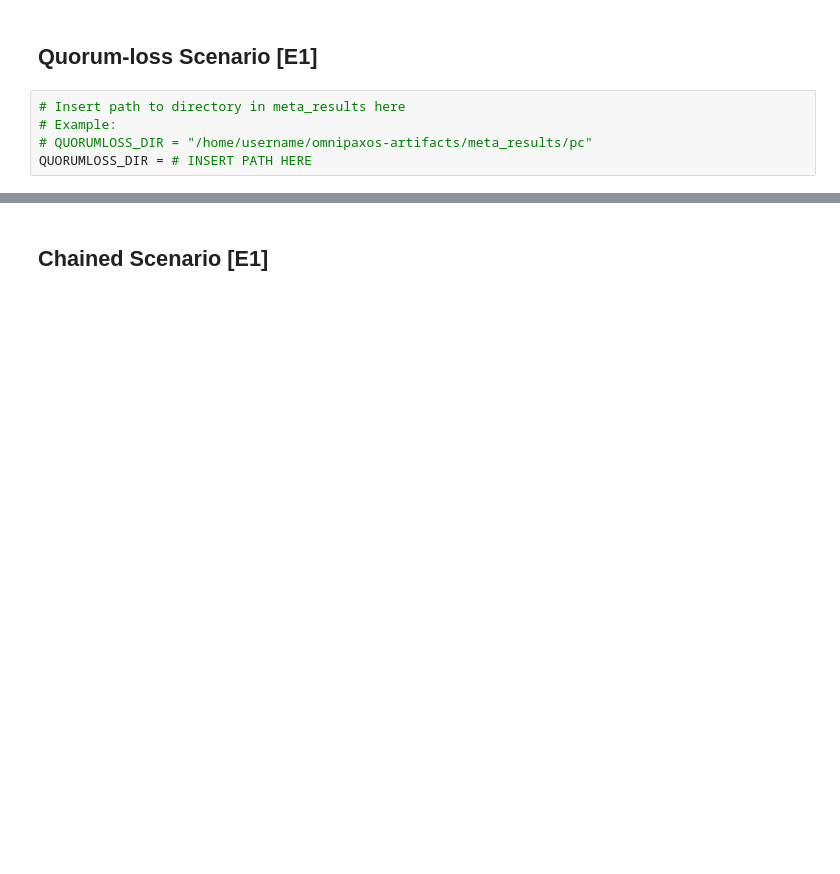
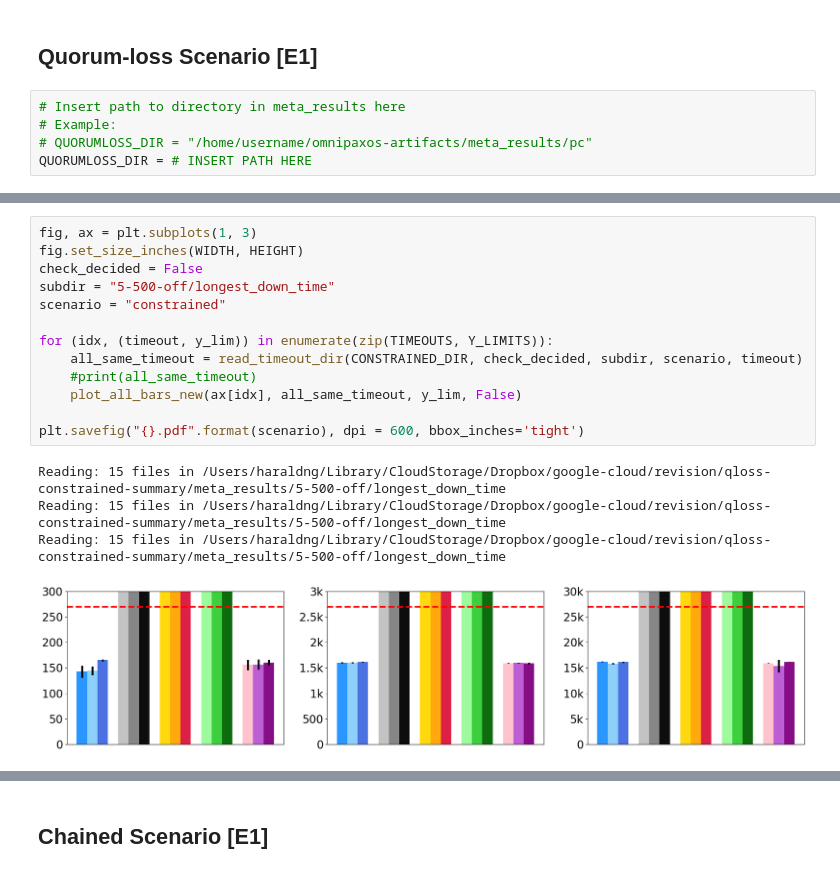
Before and after one commit to haraldng/omnipaxos-artifacts, a Jupyter notebook: visualisation/Plotter.ipynb, the cells around one changed output, grey strips where cells are left out. Cells and saved outputs as stored; diff of their text form; blank space fills up the shorter version.

```diff
--- a/visualisation/Plotter.ipynb
+++ b/visualisation/Plotter.ipynb
@@ -361 +429,19 @@ Reading vr,5,500,5min,off,none,quorum_loss-60,50ms.data ...
+# %%
+fig, ax = plt.subplots(1, 3)
+fig.set_size_inches(WIDTH, HEIGHT)
+check_decided = False
+subdir = "5-500-off/longest_down_time"
+scenario = "constrained"
+
+for (idx, (timeout, y_lim)) in enumerate(zip(TIMEOUTS, Y_LIMITS)):
+    all_same_timeout = read_timeout_dir(CONSTRAINED_DIR, check_decided, subdir, scenario, timeout)
+    #print(all_same_timeout)
+    plot_all_bars_new(ax[idx], all_same_timeout, y_lim, False)
+
+plt.savefig("{}.pdf".format(scenario), dpi = 600, bbox_inches='tight')
+# %% [output]
+Reading: 15 files in /Users/haraldng/Library/CloudStorage/Dropbox/google-cloud/revision/qloss-constrained-summary/meta_results/5-500-off/longest_down_time
+Reading: 15 files in /Users/haraldng/Library/CloudStorage/Dropbox/google-cloud/revision/qloss-constrained-summary/meta_results/5-500-off/longest_down_time
+Reading: 15 files in /Users/haraldng/Library/CloudStorage/Dropbox/google-cloud/revision/qloss-constrained-summary/meta_results/5-500-off/longest_down_time
+[figure, added]
 # %%
```
Also changed, not shown: parts of 40 cells of this notebook, 3 other files.
